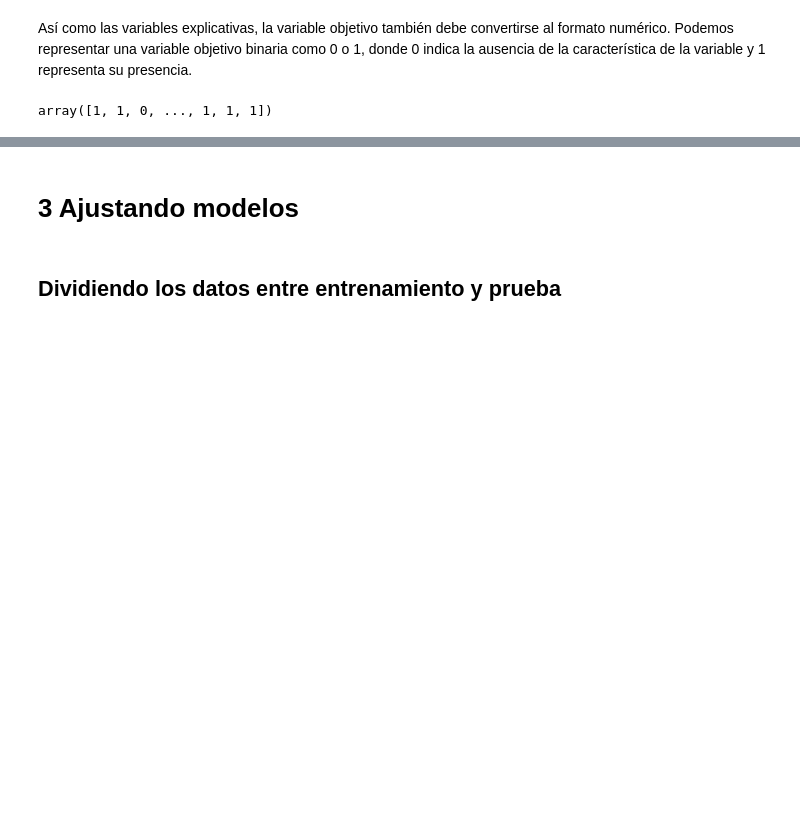
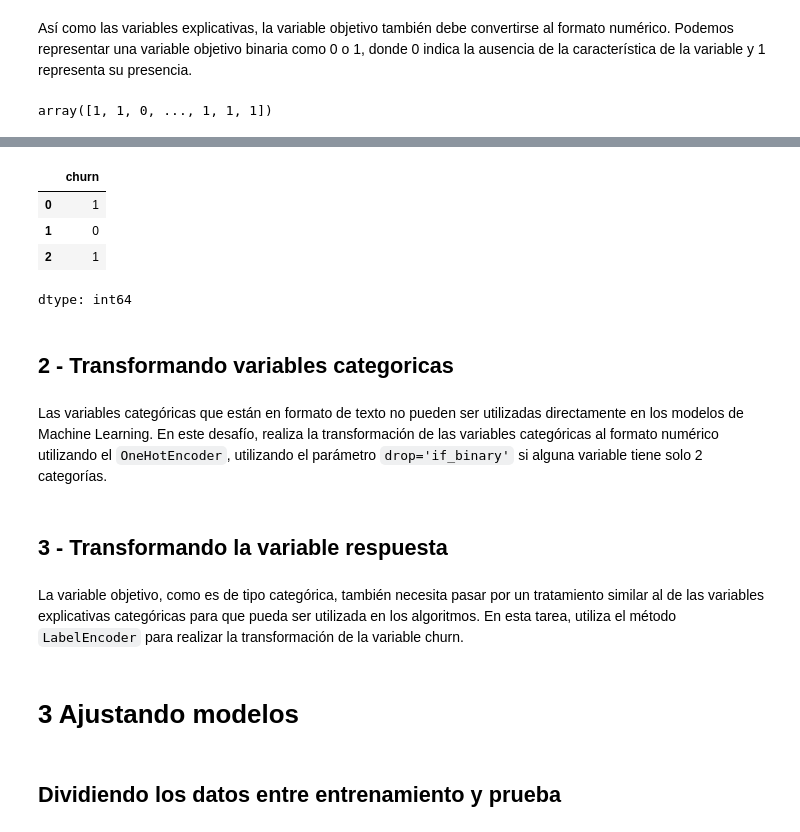
Before and after one commit to lukitasmois/2160-aprendiendo-a-clasificar-datos-con-ml, a Jupyter notebook: Clasificacion_primeros_pasos.ipynb, the cells around one changed output, grey strips where cells are left out. Saved outputs shown, nothing was run; the diff lists cells and outputs as text; code cells hidden in the pictures; blank space fills up the shorter version.

```diff
--- a/Clasificacion_primeros_pasos.ipynb
+++ b/Clasificacion_primeros_pasos.ipynb
@@ -364,0 +386,3 @@ array([1, 1, 0, ..., 1, 1, 1])
+# %%
+X = datos_d.drop(columns='churn')
+y = datos_d['churn']
@@ -365,3 +396,19 @@ array([1, 1, 0, ..., 1, 1, 1])
+# %%
+y.head(3)
+# %% [output]
+|  | churn |
+| 0 | 1 |
+| 1 | 0 |
+| 2 | 1 |
+dtype: int64
+# %% [markdown]
+## 2 - Transformando variables categoricas
+# %% [markdown]
+Las variables categóricas que están en formato de texto no pueden ser utilizadas directamente en los modelos de Machine Learning. En este desafío, realiza la transformación de las variables categóricas al formato numérico utilizando el `OneHotEncoder`, utilizando el parámetro `drop='if_binary'` si alguna variable tiene solo 2 categorías.
+# %% [markdown]
+## 3 - Transformando la variable respuesta
+# %% [markdown]
+La variable objetivo, como es de tipo categórica, también necesita pasar por un tratamiento similar al de las variables explicativas categóricas para que pueda ser utilizada en los algoritmos. En esta tarea, utiliza el método `LabelEncoder` para realizar la transformación de la variable churn.
 # %% [markdown]
 # 3 Ajustando modelos
 # %% [markdown]
```
Also changed, not shown: parts of 6 cells of this notebook.
